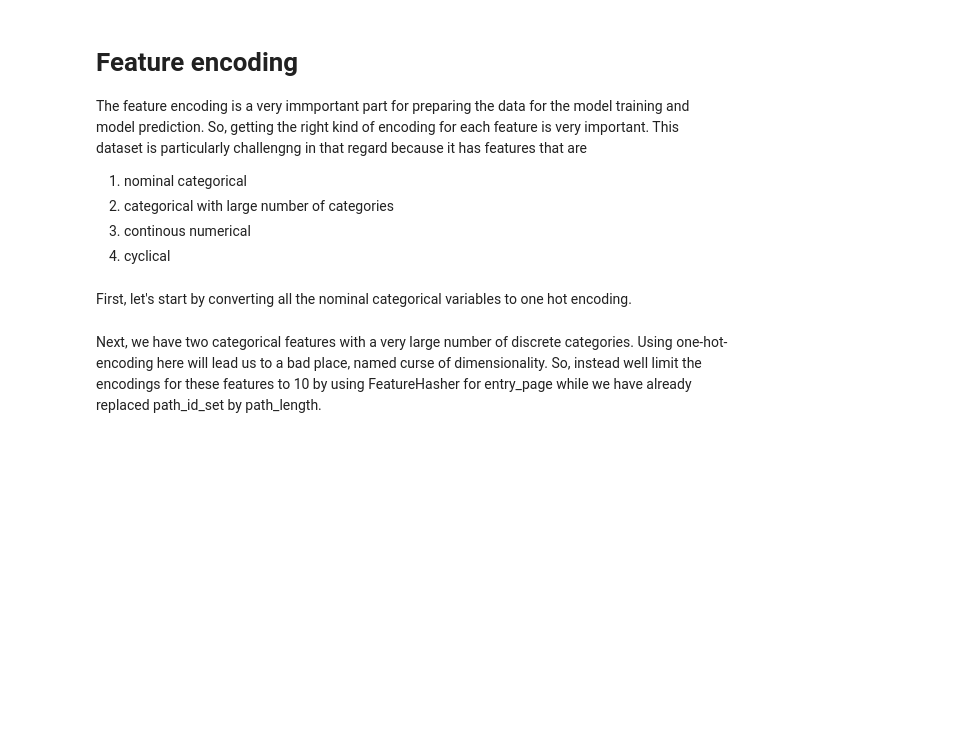
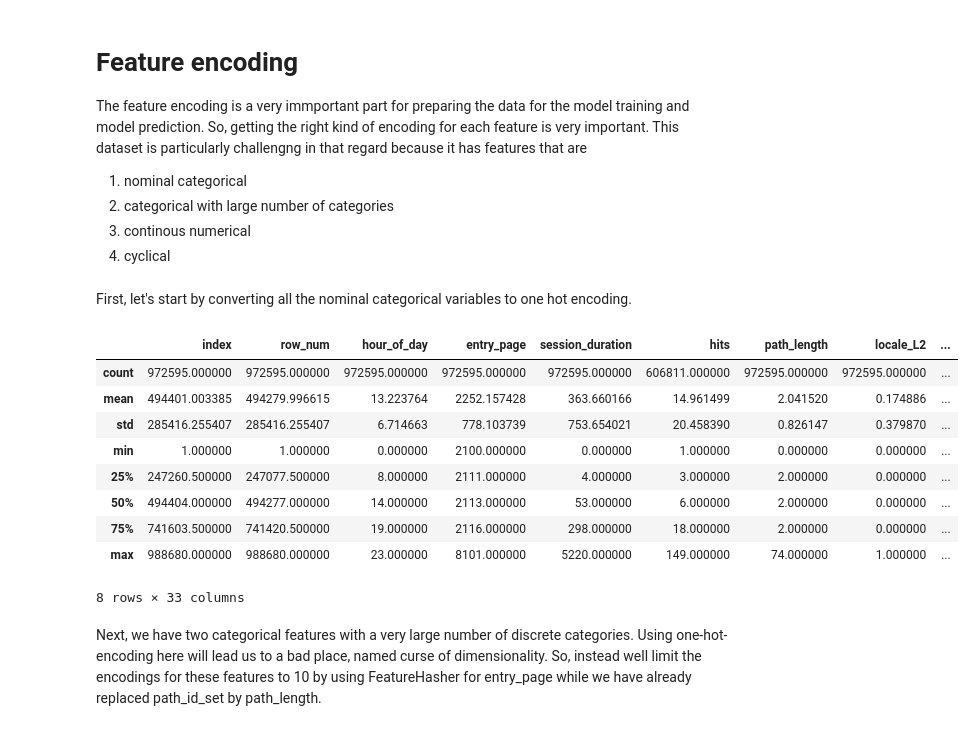
Before and after one commit to safgen/website_hits, a Jupyter notebook: data-analysis-notebook-1.ipynb, the cells around one changed output. Cells and saved outputs as stored; diff of their text form; code cells hidden in the pictures; blank space fills up the shorter version.

```diff
--- a/data-analysis-notebook-1.ipynb
+++ b/data-analysis-notebook-1.ipynb
@@ -24,7 +25,7 @@ from sklearn.feature_extraction import FeatureHasher
 First, let's have a look at the data set as a whole to understand the schema of the data
 # %%
 nRowsRead = None  # This can be changed into an integer in order to load a smaller chunk of the data.
-df = pd.read_csv('ML Data Scientist Case Study Data.csv', delimiter= ';', nrows = nRowsRead)
+df = pd.read_csv('Case Study Data.csv', delimiter= ';', nrows = nRowsRead)
 print(df.shape)
 df.info()
 # %% [output]
@@ -89,7 +94,7 @@ We can see here that the couple of feature columns also hae missing values. In t
 # %% [markdown]
 Let's start by filling in the missing values in session_duration by using a simple imputer with a mean strategy. We could have used an iterative imputer but that seemed to be an overkill for such a small number of missing values.
 # %%
-imputer = Imputer(missing_values = 'NaN', strategy = 'mean', axis = 0)
+imputer = SimpleImputer(missing_values = np.nan, strategy = 'mean')
 imputer = imputer.fit(df[['session_duration']])
 df['session_duration'] = imputer.transform(df[['session_duration']])
 df['session_duration'] = df['session_duration'].astype(float) # changing to a numeric type after filling in the missing values
@@ -178,0 +220,10 @@ print(df_clean.info())
+# %%
+def clean_by_quantile(df, columns, q_levels):
+    for column, q_level in zip(columns, q_levels):
+        if column in df.columns:
+            q = df[column].quantile(q_level)
+            df = df[df[column].isna() | (df[column] < q)]
+    return df
+# %%
+df_clean = clean_by_quantile(df.copy(), ['session_duration', 'hits'], [0.99, 0.99])
+df_clean.describe()
@@ -253,13 +336,24 @@ The feature encoding is a very immportant part for preparing the data for the mo
 # %% [markdown]
 First, let's start by converting all the nominal categorical variables to one hot encoding.
 # %%
-df_encoded = df_clean.copy() # getting a new DataFrame instance for encodings
+df_encoded = df_clean.copy().reset_index() # getting a new DataFrame instance for encodings
 
 for i in ('locale', 'agent_id', 'traffic_type'):
     dummies = pd.get_dummies(df_encoded[i], drop_first=True,  prefix=i.split('_')[0])
     df_encoded = pd.concat([df_encoded, dummies], axis=1)
     df_encoded = df_encoded.drop(columns=[i])
-df_encoded.info()
+df_encoded.describe()
+# %% [output]
+|  | index | row_num | hour_of_day | entry_page | session_duration | hits | path_length | locale_L2 | ... |
+| count | 972595.000000 | 972595.000000 | 972595.000000 | 972595.000000 | 972595.000000 | 606811.000000 | 972595.000000 | 972595.000000 | ... |
+| mean | 494401.003385 | 494279.996615 | 13.223764 | 2252.157428 | 363.660166 | 14.961499 | 2.041520 | 0.174886 | ... |
+| std | 285416.255407 | 285416.255407 | 6.714663 | 778.103739 | 753.654021 | 20.458390 | 0.826147 | 0.379870 | ... |
+| min | 1.000000 | 1.000000 | 0.000000 | 2100.000000 | 0.000000 | 1.000000 | 0.000000 | 0.000000 | ... |
+| 25% | 247260.500000 | 247077.500000 | 8.000000 | 2111.000000 | 4.000000 | 3.000000 | 2.000000 | 0.000000 | ... |
+| 50% | 494404.000000 | 494277.000000 | 14.000000 | 2113.000000 | 53.000000 | 6.000000 | 2.000000 | 0.000000 | ... |
+| 75% | 741603.500000 | 741420.500000 | 19.000000 | 2116.000000 | 298.000000 | 18.000000 | 2.000000 | 0.000000 | ... |
+| max | 988680.000000 | 988680.000000 | 23.000000 | 8101.000000 | 5220.000000 | 149.000000 | 74.000000 | 1.000000 | ... |
+8 rows × 33 columns
 # %% [markdown]
 Next, we have two categorical features with a very large number of discrete categories. Using one-hot-encoding here will lead us to a bad place, named curse of dimensionality.
 So, instead well limit the encodings for these features to 10 by using FeatureHasher for entry_page while we have already replaced path_id_set by path_length.
```
Also changed, not shown: parts of 21 cells of this notebook, 3 other files.
